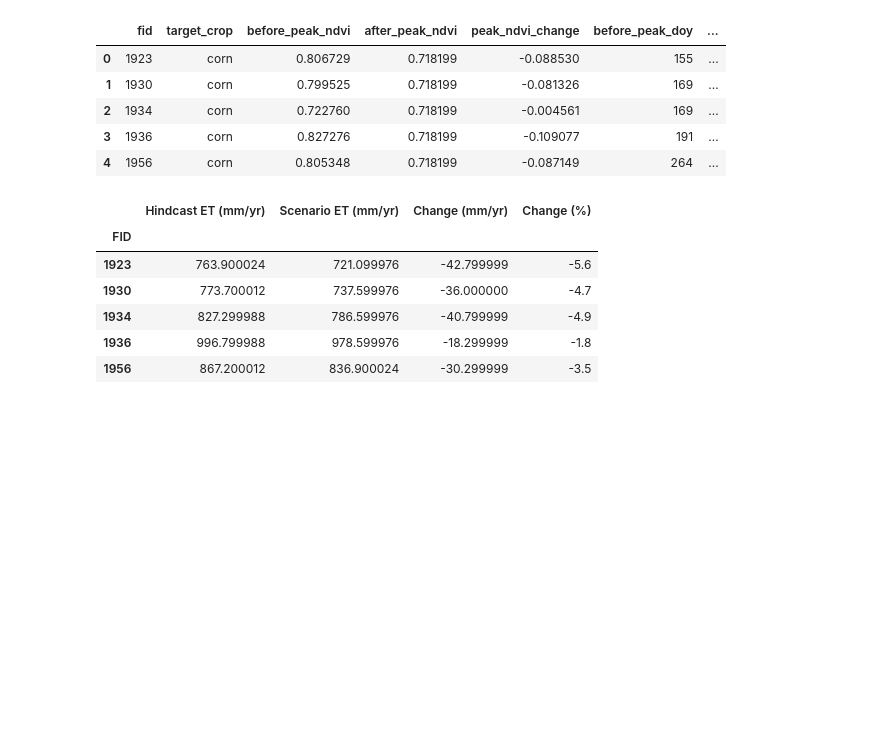
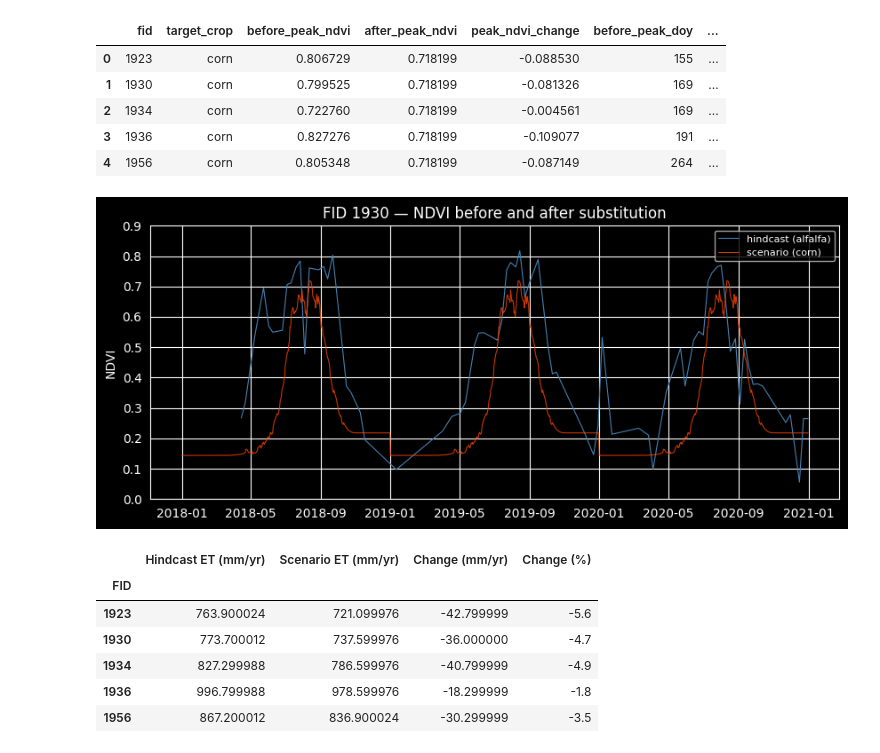
Before and after one commit to dgketchum/swim-mtdnrc, a Jupyter notebook: docs/notebooks/06_tongue_scenario_demo.ipynb, the cells around one changed output. Saved outputs shown, nothing was run; the diff lists cells and outputs as text; code cells hidden in the pictures; blank space fills up the shorter version.

Commit message:
interpolate hindcast NDVI to continuous line in scenario demo

```diff
--- a/docs/notebooks/06_tongue_scenario_demo.ipynb
+++ b/docs/notebooks/06_tongue_scenario_demo.ipynb
@@ -53,32 +53,28 @@ summary
 # %%
 # Before/after NDVI for one substituted field (2018-2020)
 fid = fids[1]  # 1930
 ndvi_h = hindcast.query.dataframe(
     "derived/merged_ndvi/irr", fields=[fid],
     start_date="2018-01-01", end_date="2020-12-31"
-)[fid]
+)[fid].interpolate()
 ndvi_s = scenario.query.dataframe(
     "derived/merged_ndvi/irr", fields=[fid],
     start_date="2018-01-01", end_date="2020-12-31"
 )[fid]
 
 fig = plt.figure(figsize=(10, 4))
 ax = fig.add_subplot(111)
-
-# Hindcast: sparse Landsat observations (scatter)
-obs = ndvi_h.dropna()
-ax.scatter(obs.index, obs.values, s=12, color="steelblue", zorder=3,
-           label="hindcast observations (alfalfa)")
-
-# Scenario: continuous corn library curve (line)
+ax.plot(ndvi_h.index, ndvi_h.values, color="steelblue", lw=0.8,
+        label="hindcast (alfalfa)")
 ax.plot(ndvi_s.index, ndvi_s.values, color="orangered", lw=0.8,
-        label="scenario curve (corn)", alpha=0.8)
-
+        label="scenario (corn)", alpha=0.8)
 ax.set_ylabel("NDVI")
 ax.set_title(f"FID {fid} — NDVI before and after substitution")
 ax.legend(fontsize=8)
 ax.set_ylim(0, 0.9)
 plt.show()
+# %% [output]
+[figure, added]
 # %%
 # Annual ET comparison for all substituted fields
 rows = []
```
